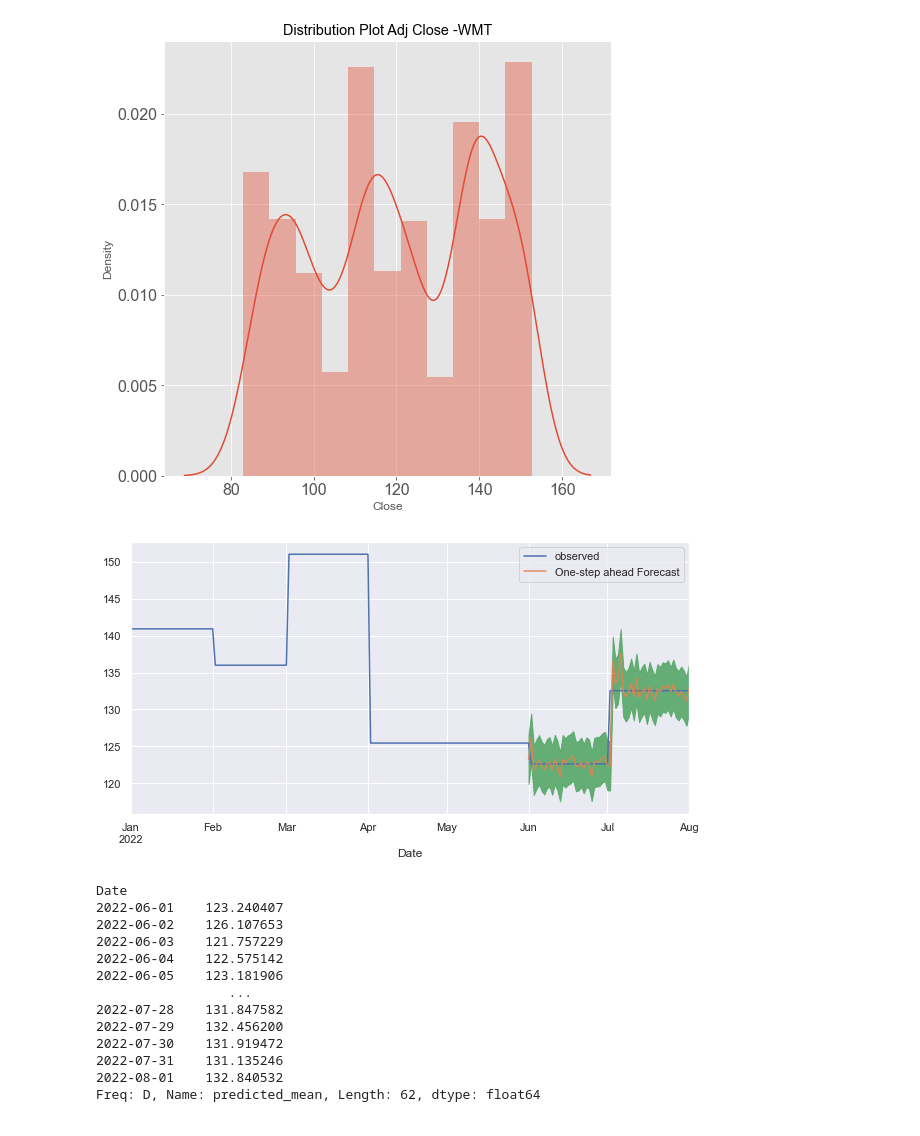
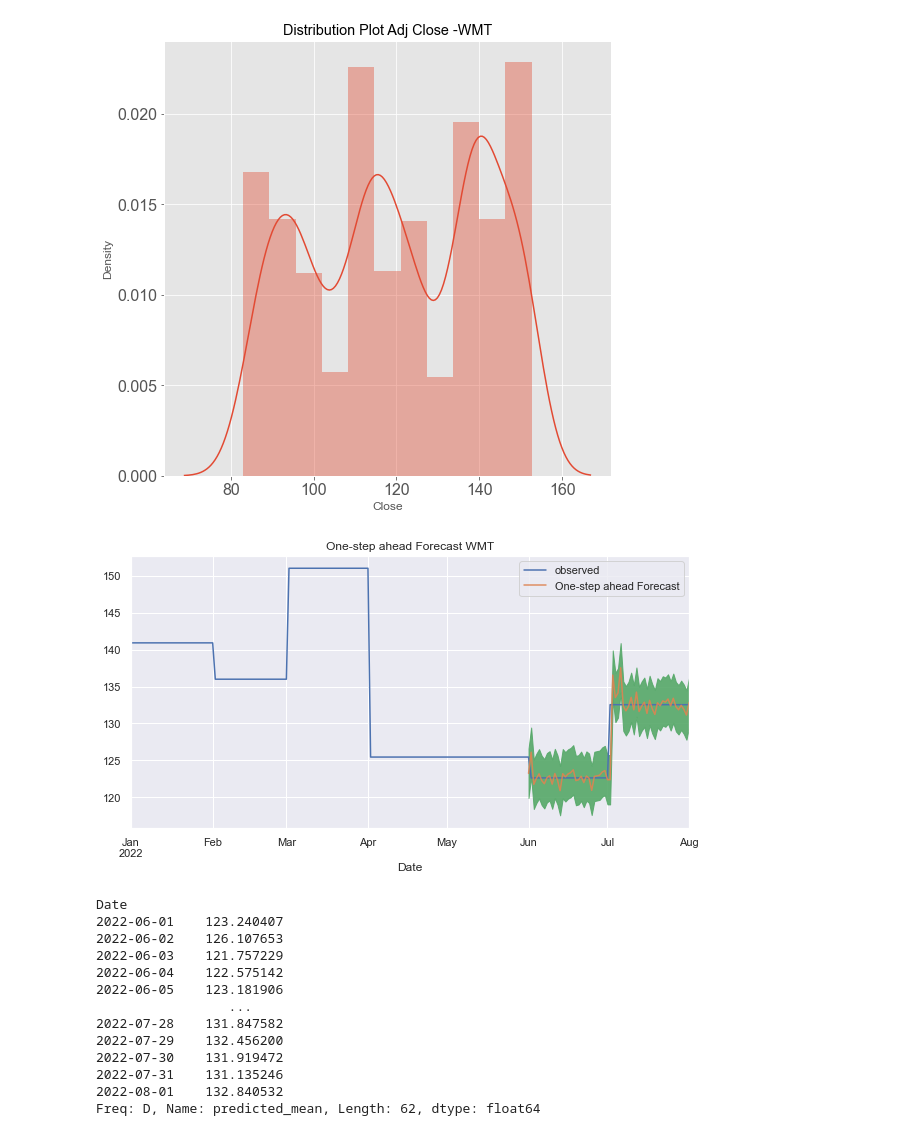
Before and after one commit to ashakeri92/Capstone, a Jupyter notebook: Analysis.ipynb, the cells around one changed output. Drawn from its saved outputs; the diff is of its cells as text; code cells hidden in the pictures.

```diff
--- a/Analysis.ipynb
+++ b/Analysis.ipynb
@@ -808,27 +808,27 @@ pred_conf = pred.conf_int()
 # %%
 # Plot real vs predicted values along with confidence interval
 
 rcParams['figure.figsize'] = (10, 5)
 
 # Plot observed values
 ax = wmt_new['2022':].plot(label='observed')
 
 # Plot predicted values
 pred.predicted_mean.plot(ax=ax, label='One-step ahead Forecast', alpha=0.9)
 
 # Plot the range for confidence intervals
 ax.fill_between(pred_conf.index,
                 pred_conf.iloc[:, 0],
                 pred_conf.iloc[:, 1], color='g', alpha=0.9)
 
 # Set axes labels
 ax.set_xlabel('Date')
 ax.set_ylabel('')
+ax.set_title('One-step ahead Forecast WMT')
 plt.legend()
-
 plt.show()
 # %% [output]
-[figure, old version]
+[figure, new version]
 # %%
 pred.predicted_mean
 # %% [output]
```
Also changed, not shown: parts of 11 cells of this notebook, 27 other files.
